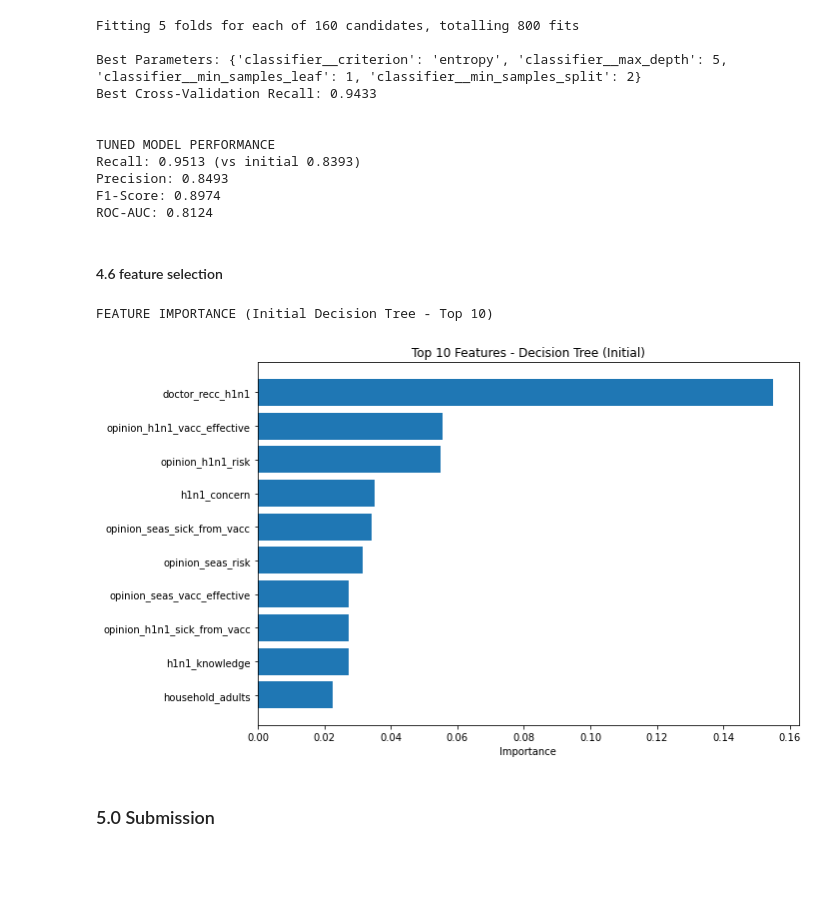
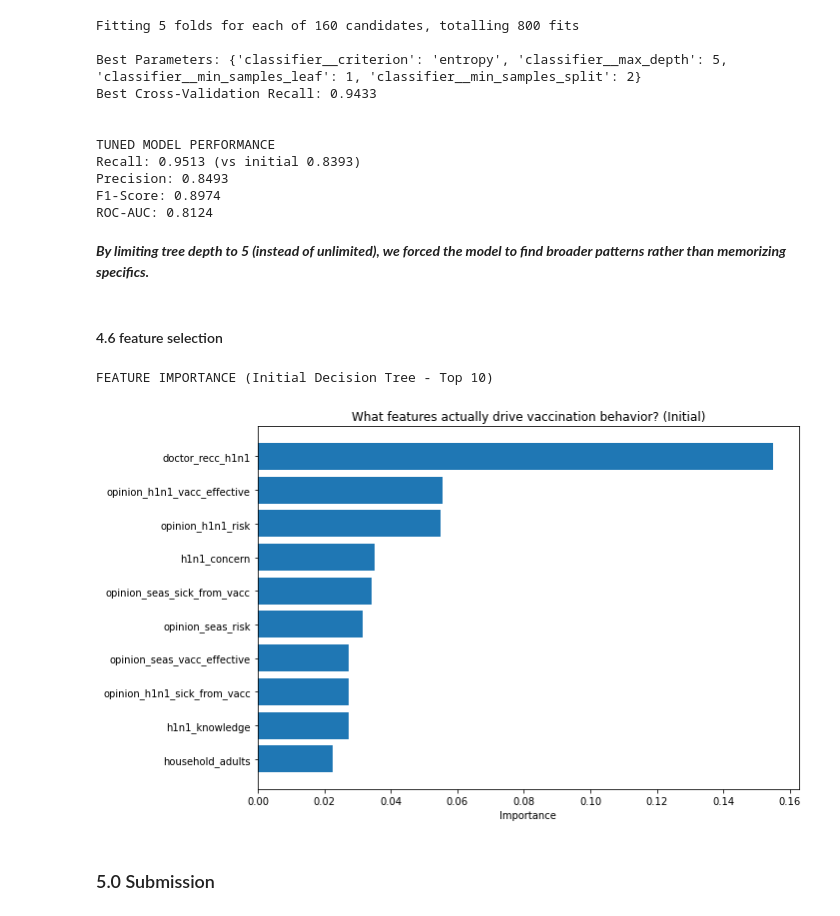
Before and after one commit to MutwiriC/flu-shot-vaccine-prediction, a Jupyter notebook: notebooks/01_eda.ipynb, the cells around one changed output. Cells and saved outputs as stored; diff of their text form; code cells hidden in the pictures; blank space fills up the shorter version.

```diff
--- a/notebooks/01_eda.ipynb
+++ b/notebooks/01_eda.ipynb
@@ -607,6 +627,8 @@ Recall: 0.9513 (vs initial 0.8393)
 Precision: 0.8493
 F1-Score: 0.8974
 ROC-AUC: 0.8124
+# %% [markdown]
+***By limiting tree depth to 5 (instead of unlimited), we forced the model to find broader patterns rather than memorizing specifics.***
 # %% [markdown]
 #### 4.6 feature selection
 # %%
@@ -617,35 +639,35 @@ print("FEATURE IMPORTANCE (Initial Decision Tree - Top 10)")
 
 # Get feature names after preprocessing
 feature_names = []
 feature_names.extend(numerical_cols)
 
 # Get categorical feature names after one-hot encoding
 cat_encoder = tree_model.named_steps['preprocessor'].named_transformers_['categorical'].named_steps['onehot']
 cat_feature_names = cat_encoder.get_feature_names_out(categorical_cols)
 feature_names.extend(cat_feature_names)
 
 # Get importances
 importances = tree_model.named_steps['classifier'].feature_importances_
 
 # Create DataFrame
 importance_df = pd.DataFrame({
     'feature': feature_names[:len(importances)],
     'importance': importances
 }).sort_values('importance', ascending=False).head(10)
 
 #print(importance_df.to_string(index=False))
 
 # Visualization
 plt.figure(figsize=(10, 6))
 plt.barh(importance_df['feature'], importance_df['importance'])
 plt.xlabel('Importance')
-plt.title('Top 10 Features - Decision Tree (Initial)')
+plt.title('What features actually drive vaccination behavior? (Initial)')
 plt.gca().invert_yaxis()
 plt.tight_layout()
 plt.show()
 # %% [output]
 FEATURE IMPORTANCE (Initial Decision Tree - Top 10)
-[figure, old version]
+[figure, new version]
 # %% [markdown]
 ### 5.0 Submission
 # %%
```
Also changed, not shown: parts of 30 cells of this notebook.
